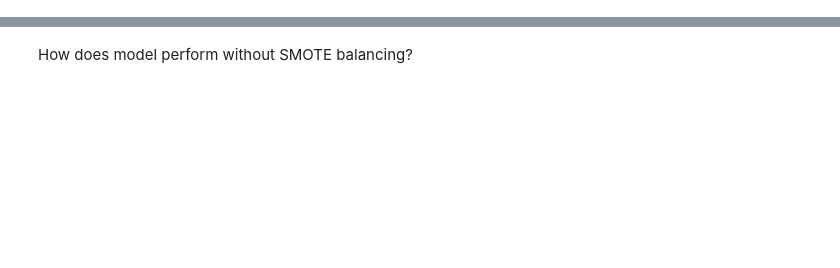
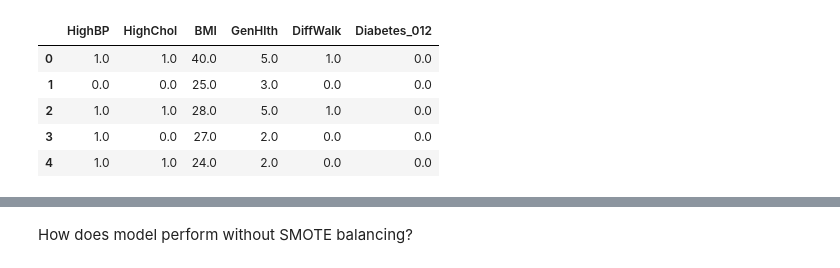
Before and after one commit to phantomsk/DiabetesClassifier, a Jupyter notebook: Models.ipynb, the cells around one changed output, grey strips where cells are left out. Saved outputs shown, nothing was run; the diff lists cells and outputs as text; code cells hidden in the pictures; blank space fills up the shorter version.

```diff
--- a/Models.ipynb
+++ b/Models.ipynb
@@ -13,3 +13,11 @@ diabetes = pd.read_csv('diabetes.csv')
 # %%
 parameters = ['HighBP', 'HighChol', 'BMI', 'GenHlth', 'DiffWalk', 'Diabetes_012']
 key_diabetes = diabetes[parameters]
+key_diabetes.head()
+# %% [output]
+|  | HighBP | HighChol | BMI | GenHlth | DiffWalk | Diabetes_012 |
+| 0 | 1.0 | 1.0 | 40.0 | 5.0 | 1.0 | 0.0 |
+| 1 | 0.0 | 0.0 | 25.0 | 3.0 | 0.0 | 0.0 |
+| 2 | 1.0 | 1.0 | 28.0 | 5.0 | 1.0 | 0.0 |
+| 3 | 1.0 | 0.0 | 27.0 | 2.0 | 0.0 | 0.0 |
+| 4 | 1.0 | 1.0 | 24.0 | 2.0 | 0.0 | 0.0 |
```
Also changed, not shown: parts of 14 cells of this notebook.
